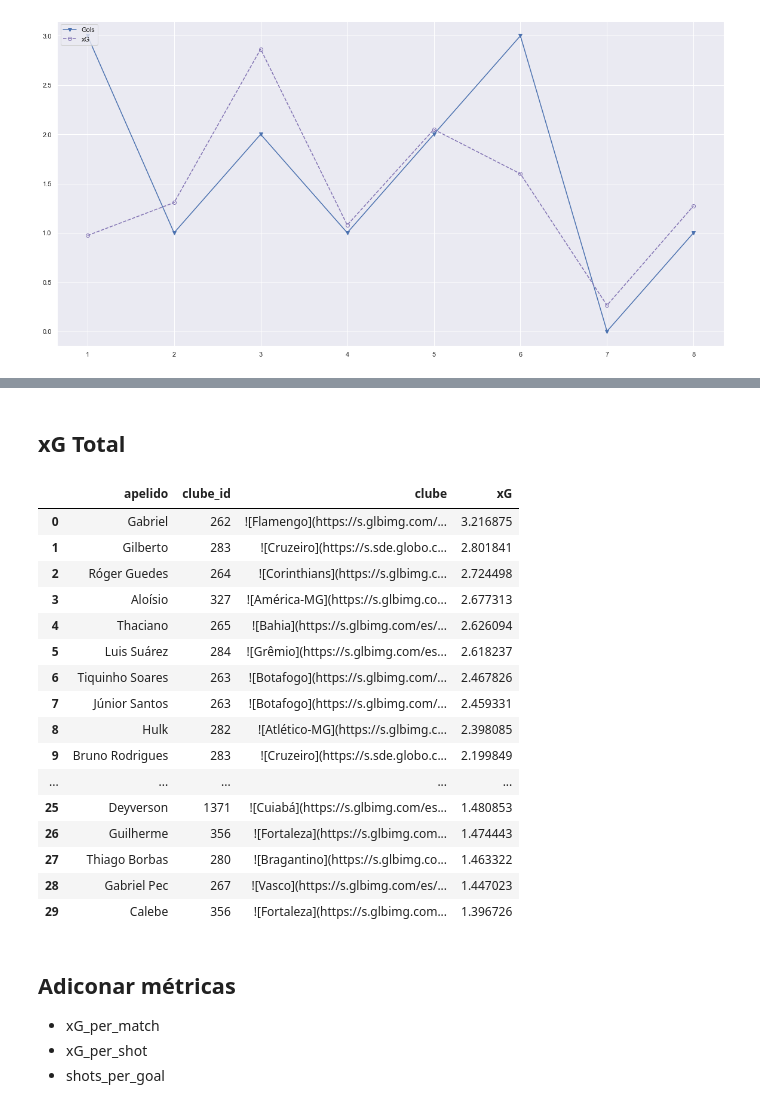
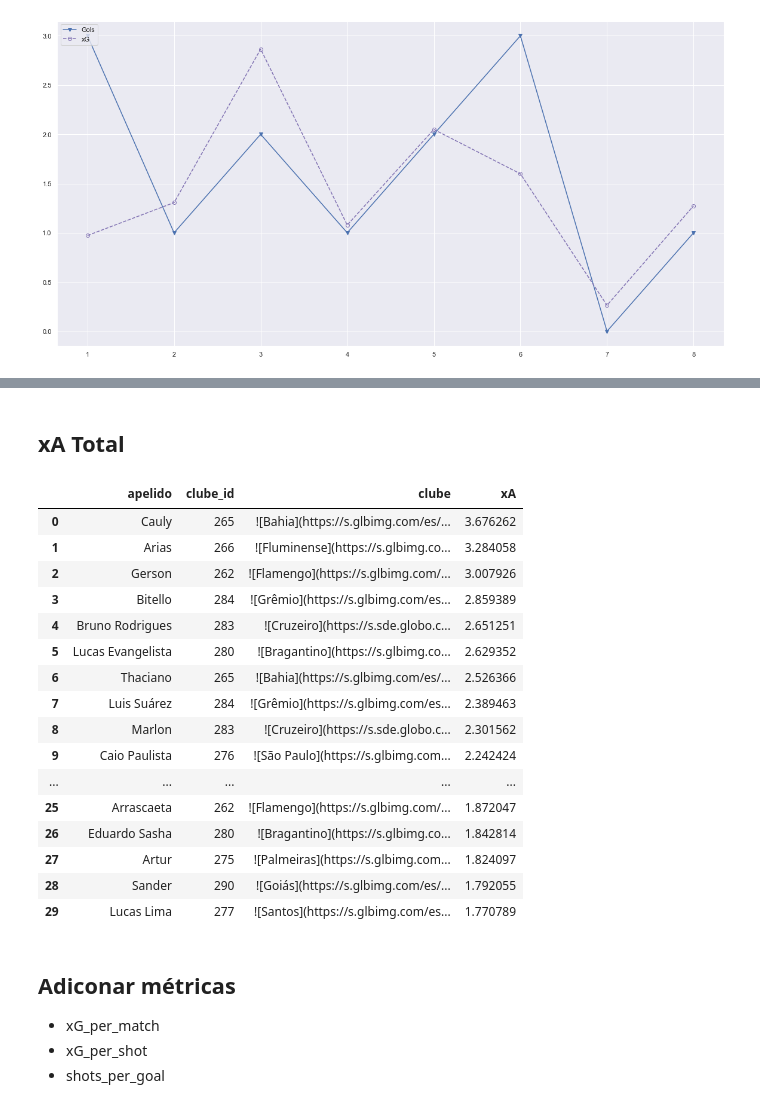
Before and after one commit to patalanov/gm-ml, a Jupyter notebook: gm_xa.ipynb, the cells around one changed output, grey strips where cells are left out. Cells and saved outputs as stored; diff of their text form; code cells hidden in the pictures.

```diff
--- a/gm_xa.ipynb
+++ b/gm_xa.ipynb
@@ -249,3 +264,3 @@ def selecionar_assistencias_e_pre_assistencias(df):
 # %%
-df_preassist = selecionar_assistencias_e_pre_assistencias(raw)
+raw_preassist = selecionar_assistencias_e_pre_assistencias(raw)
 # %%
@@ -619,12 +311,0 @@ Outra vantagem da curva ROC é que se optássemos por usar outras técnicas de c
-# %%
-train_5 = df_finalizacoes[['Goal','Distance','Angle Radians','header']].copy()
-x_train_5, x_test_5, y_train_5, y_test_5 = train_test_split(train_5.drop('Goal',axis=1),
-                                                    train_5['Goal'], test_size=0.20,
-                                                    random_state=10)
-
-lgm_5 = LogisticRegression(fit_intercept=False,solver='lbfgs')
-lgm_5.fit(x_train_5,y_train_5)
-
-y_pred = lgm_5.predict_proba(x_test_5)[:,1]
-y_hat = lgm_5.predict_proba(train_5.drop('Goal',axis=1))[:,1]
-y_hat.shape
@@ -923,23 +563,13 @@ def logistic_regression_xG(df=None, torneio=None, edicao=None, filtrar=False):
         df = df.loc[(df['Torneio']==torneio)&(df['Edicao']==edicao)]
 
     # inicializamos o dataset
-    dataset = df[['Goal','Distance','Angle Radians','header']].copy()
+    dataset = df[['Assistencia', 'Distance_assist','Angle Radians Assist']].copy()
     # split em treino e teste
-    X_train, X_test, y_train, y_test = train_test_split(dataset.drop('Goal',axis=1),
-                                                        dataset['Goal'], test_size=0.20,
+    X_train, X_test, y_train, y_test = train_test_split(dataset.drop('Assistencia',axis=1),
+                                                        dataset['Assistencia'], test_size=0.20,
                                                         random_state=10)
     # treinar modelo
     logistic_model = LogisticRegression(fit_intercept=False,solver='lbfgs')
-
-#     # escalar os dados
-#     scaler = StandardScaler()
-
-#     # Fit apenas no conjunto de treino:
-#     scaler.fit(X_train)
-
-#     # Vamos escalar tanto os dados de treino quanto de teste.
-#     X_treino_escalado = scaler.transform(X_train)
-#     X_teste_escalado = scaler.transform(X_test)
 
     # Fit do modelo nos dados de treino:
     logistic_model.fit(X_train, y_train)
@@ -947,10 +577,10 @@ def logistic_regression_xG(df=None, torneio=None, edicao=None, filtrar=False):
     # calcular probabilidades
     y_pred = logistic_model.predict_proba(X_test)[:,1]
     # para obter probabilidades de todas as linhas do dataset
-    y_hat = logistic_model.predict_proba(dataset.drop('Goal',axis=1))[:,1]
+    y_hat = logistic_model.predict_proba(dataset.drop('Assistencia',axis=1))[:,1]
     y_hat.shape
     ## VETOR xG - adicionar y_probs como uma coluna ao dataframe original
-    df['xG'] = y_hat
+    df['xA'] = y_hat
     return df
 # %% [markdown]
 ## Opções de treinamento
@@ -964,9 +594,9 @@ def logistic_regression_xG(df=None, torneio=None, edicao=None, filtrar=False):
 #df_brasileiro = logistic_regression_xG(df, 'Brasileiro', 2021, filtrar=True)
 
 # treinar xG com dados de todos os torneios
-df_geral = logistic_regression_xG(df=df_finalizacoes)
+df_geral = logistic_regression_xG(df=df_assists_on_pitch)
 # filtrar apenas lances do campeonato brasileiro
-df_brasileiro = df_geral.loc[(df_finalizacoes['Torneio']=='Brasileiro')&(df_finalizacoes['Edicao']==2023)]
+df_brasileiro = df_geral.loc[(df_assists_on_pitch['Torneio']=='Brasileiro')&(df_assists_on_pitch['Edicao']==2023)]
 # %%
 # df_geral.to_csv('xG.csv', index=False)
 # %%
@@ -2441,32 +2021,32 @@ xG_philosophy_clubes(df_brasileiro,clube=262,rodada=rodada)
 # %% [markdown]
-## xG Total
+## xA Total
 # %%
-df_atletas = df_brasileiro.groupby(['atleta_id', 'apelido','clube_id'])['xG'].sum().reset_index()
-df_atletas = df_atletas.sort_values(by='xG',ascending=False).reset_index(drop=True)
+df_atletas = df_brasileiro.groupby(['atleta_id', 'apelido','clube_id'])['xA'].sum().reset_index()
+df_atletas = df_atletas.sort_values(by='xA',ascending=False).reset_index(drop=True)
 df_atletas = df_atletas[df_atletas['clube_id'].isin(clubes_ids)].reset_index(drop=True)
 df_atletas['clube'] = df_atletas['clube_id'].map(times_dict_r)
 df_atletas['clube'] = df_atletas['clube'].map(team_icons)
 
-df_atletas = df_atletas[['apelido','clube_id','clube','xG']]
+df_atletas = df_atletas[['apelido','clube_id','clube','xA']]
 df_atletas.head(30)
 # %% [output]
-|  | apelido | clube_id | clube | xG |
-| 0 | Gabriel | 262 | ![Flamengo](https://s.glbimg.com/... | 3.216875 |
-| 1 | Gilberto | 283 | ![Cruzeiro](https://s.sde.globo.c... | 2.801841 |
-| 2 | Róger Guedes | 264 | ![Corinthians](https://s.glbimg.c... | 2.724498 |
-| 3 | Aloísio | 327 | ![América-MG](https://s.glbimg.co... | 2.677313 |
-| 4 | Thaciano | 265 | ![Bahia](https://s.glbimg.com/es/... | 2.626094 |
-| 5 | Luis Suárez | 284 | ![Grêmio](https://s.glbimg.com/es... | 2.618237 |
-| 6 | Tiquinho Soares | 263 | ![Botafogo](https://s.glbimg.com/... | 2.467826 |
-| 7 | Júnior Santos | 263 | ![Botafogo](https://s.glbimg.com/... | 2.459331 |
-| 8 | Hulk | 282 | ![Atlético-MG](https://s.glbimg.c... | 2.398085 |
-| 9 | Bruno Rodrigues | 283 | ![Cruzeiro](https://s.sde.globo.c... | 2.199849 |
+|  | apelido | clube_id | clube | xA |
+| 0 | Cauly | 265 | ![Bahia](https://s.glbimg.com/es/... | 3.676262 |
+| 1 | Arias | 266 | ![Fluminense](https://s.glbimg.co... | 3.284058 |
+| 2 | Gerson | 262 | ![Flamengo](https://s.glbimg.com/... | 3.007926 |
+| 3 | Bitello | 284 | ![Grêmio](https://s.glbimg.com/es... | 2.859389 |
+| 4 | Bruno Rodrigues | 283 | ![Cruzeiro](https://s.sde.globo.c... | 2.651251 |
+| 5 | Lucas Evangelista | 280 | ![Bragantino](https://s.glbimg.co... | 2.629352 |
+| 6 | Thaciano | 265 | ![Bahia](https://s.glbimg.com/es/... | 2.526366 |
+| 7 | Luis Suárez | 284 | ![Grêmio](https://s.glbimg.com/es... | 2.389463 |
+| 8 | Marlon | 283 | ![Cruzeiro](https://s.sde.globo.c... | 2.301562 |
+| 9 | Caio Paulista | 276 | ![São Paulo](https://s.glbimg.com... | 2.242424 |
 | ... | ... | ... | ... | ... |
-| 25 | Deyverson | 1371 | ![Cuiabá](https://s.glbimg.com/es... | 1.480853 |
-| 26 | Guilherme | 356 | ![Fortaleza](https://s.glbimg.com... | 1.474443 |
-| 27 | Thiago Borbas | 280 | ![Bragantino](https://s.glbimg.co... | 1.463322 |
-| 28 | Gabriel Pec | 267 | ![Vasco](https://s.glbimg.com/es/... | 1.447023 |
-| 29 | Calebe | 356 | ![Fortaleza](https://s.glbimg.com... | 1.396726 |
+| 25 | Arrascaeta | 262 | ![Flamengo](https://s.glbimg.com/... | 1.872047 |
+| 26 | Eduardo Sasha | 280 | ![Bragantino](https://s.glbimg.co... | 1.842814 |
+| 27 | Artur | 275 | ![Palmeiras](https://s.glbimg.com... | 1.824097 |
+| 28 | Sander | 290 | ![Goiás](https://s.glbimg.com/es/... | 1.792055 |
+| 29 | Lucas Lima | 277 | ![Santos](https://s.glbimg.com/es... | 1.770789 |
 # %% [markdown]
 ## Adiconar métricas
 
```
Also changed, not shown: parts of 95 cells of this notebook.
